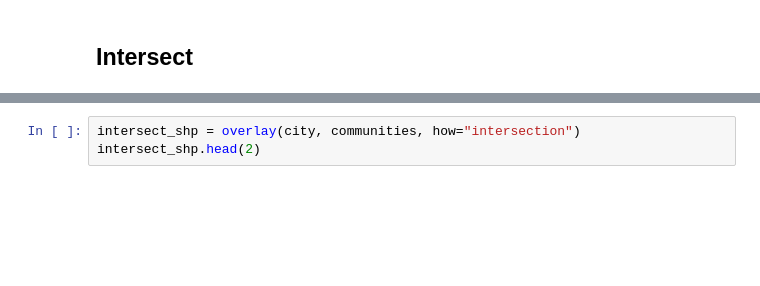
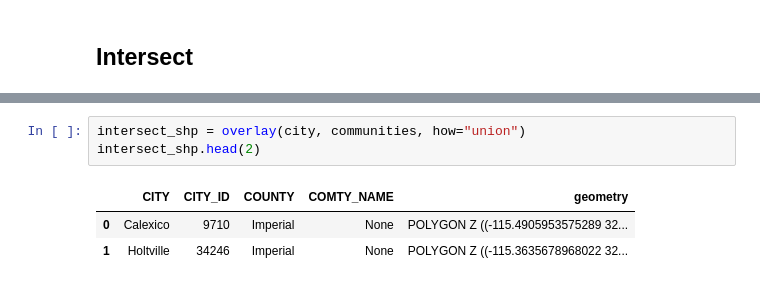
Before and after one commit to lingyielia/Ops, a Jupyter notebook: Intersection_demo.ipynb, the cells around one changed output, grey strips where cells are left out. Drawn from its saved outputs; the diff is of its cells as text; blank space fills up the shorter version.

```diff
--- a/Intersection_demo.ipynb
+++ b/Intersection_demo.ipynb
@@ -118,5 +136,9 @@ city.head()
 # %%
-intersect_shp = overlay(city, communities, how="intersection")
+intersect_shp = overlay(city, communities, how="union")
 intersect_shp.head(2)
+# %% [output]
+|  | CITY | CITY_ID | COUNTY | COMTY_NAME | geometry |
+| 0 | Calexico | 9710 | Imperial | None | POLYGON Z ((-115.4905953575289 32... |
+| 1 | Holtville | 34246 | Imperial | None | POLYGON Z ((-115.3635678968022 32... |
 # %%
 intersect_shp.shape
```
Also changed, not shown: parts of 11 cells of this notebook.
